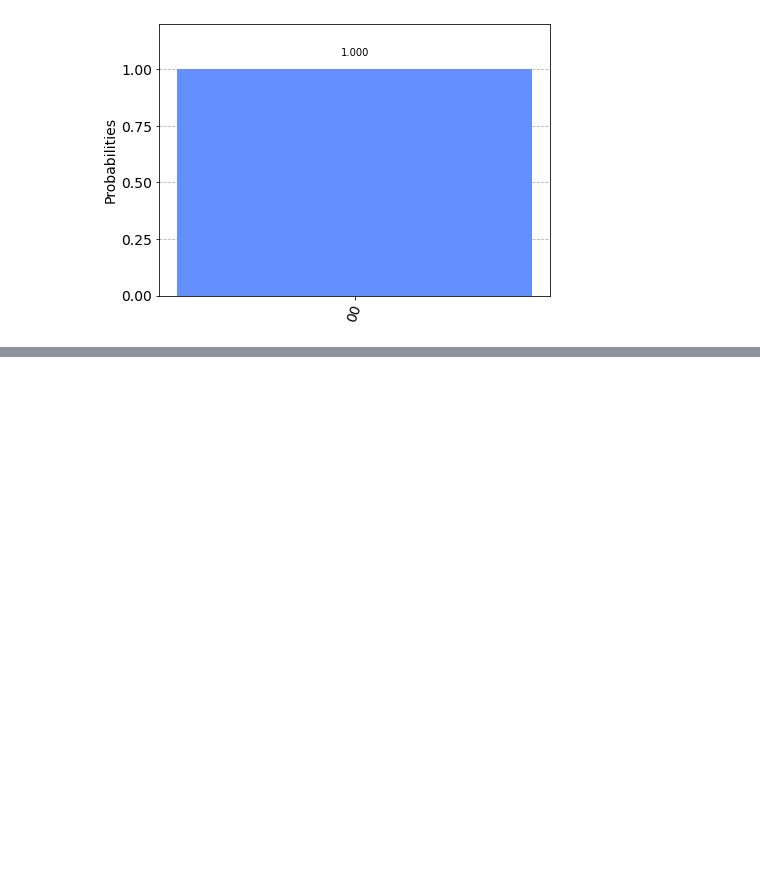
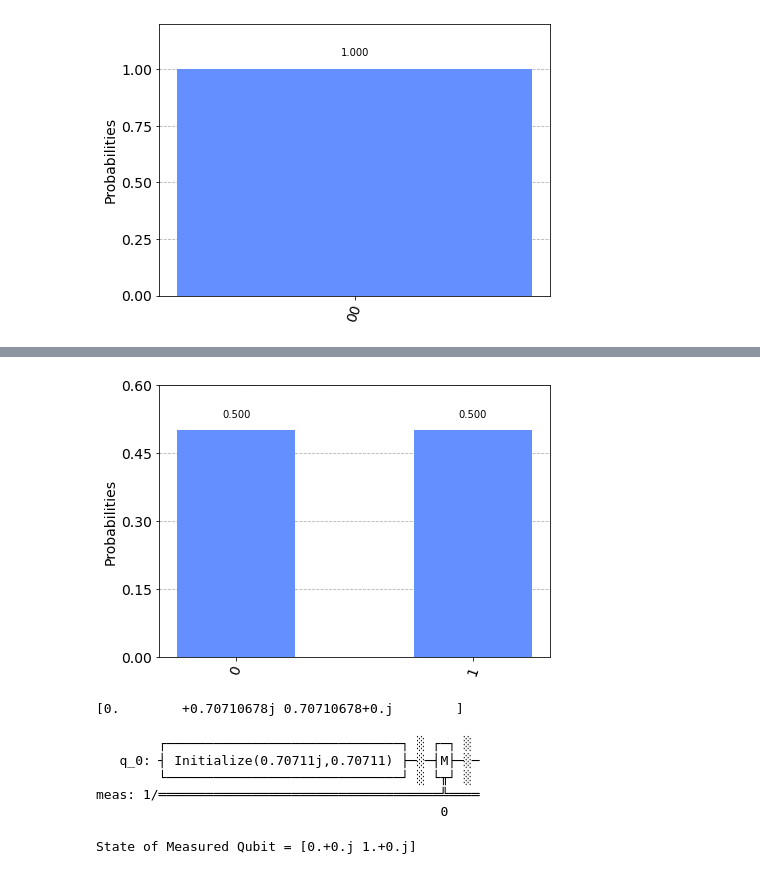
Before and after one commit to hstewari/Quantum-Computing, a Jupyter notebook: Qiskit_Learning.ipynb, the cells around one changed output, grey strips where cells are left out. Saved outputs shown, nothing was run; the diff lists cells and outputs as text; code cells hidden in the pictures; blank space fills up the shorter version.

```diff
--- a/Qiskit_Learning.ipynb
+++ b/Qiskit_Learning.ipynb
@@ -266,0 +331,7 @@ plot_histogram(counts)
+# %%
+# create a quantum circuit with 1 qubit
+qc = QuantumCircuit(1)
+# define the initial state
+initial_state = [0+ 1.j/sqrt(2), 0.j + 1/sqrt(2)]
+qc.initialize(initial_state, 0)
+qc.draw()
@@ -266,0 +342,8 @@ plot_histogram(counts)
+# %%
+qc.save_statevector()
+qobj = assemble(qc)
+result = sim.run(qobj).result()
+out_state = result.get_statevector()
+print("Qubit State = " + str(out_state))
+qc.measure_all()
+qc.draw()
@@ -266,0 +357,29 @@ plot_histogram(counts)
+# %%
+counts = sim.run(qobj).result().get_counts()
+plot_histogram(counts)
+# %% [output]
+[figure, added]
+# %%
+state = sim.run(qobj).result().get_statevector()
+print(state)
+# %% [output]
+[0.        +0.70710678j 0.70710678+0.j        ]
+# %%
+qc = QuantumCircuit(1) # We are redefining qc
+initial_state = [0.+1.j/sqrt(2),1/sqrt(2)+0.j]
+qc.initialize(initial_state, 0)
+qc.measure_all()
+qc.save_statevector()
+qc.draw()
+# %% [output]
+        ┌──────────────────────────────┐ ░ ┌─┐ ░
+   q_0: ┤ Initialize(0.70711j,0.70711) ├─░─┤M├─░─
+        └──────────────────────────────┘ ░ └╥┘ ░
+meas: 1/════════════════════════════════════╩════
+                                            0
+# %%
+qobj = assemble(qc)
+state = sim.run(qobj).result().get_statevector()
+print("State of Measured Qubit = " + str(state))
+# %% [output]
+State of Measured Qubit = [0.+0.j 1.+0.j]
```
Also changed, not shown: parts of 23 cells of this notebook.
